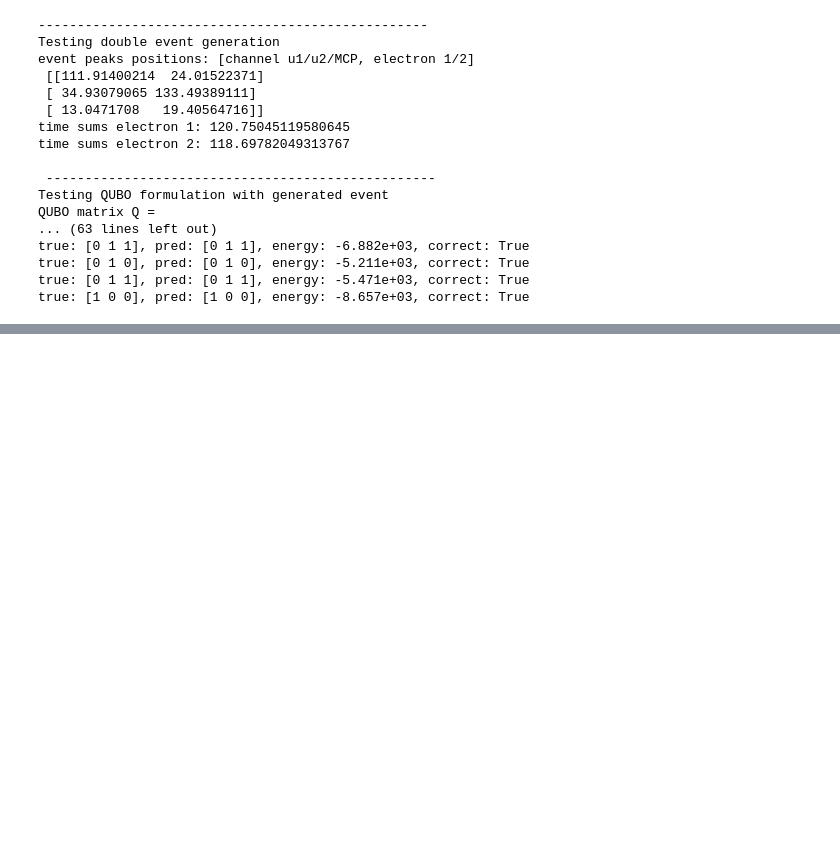
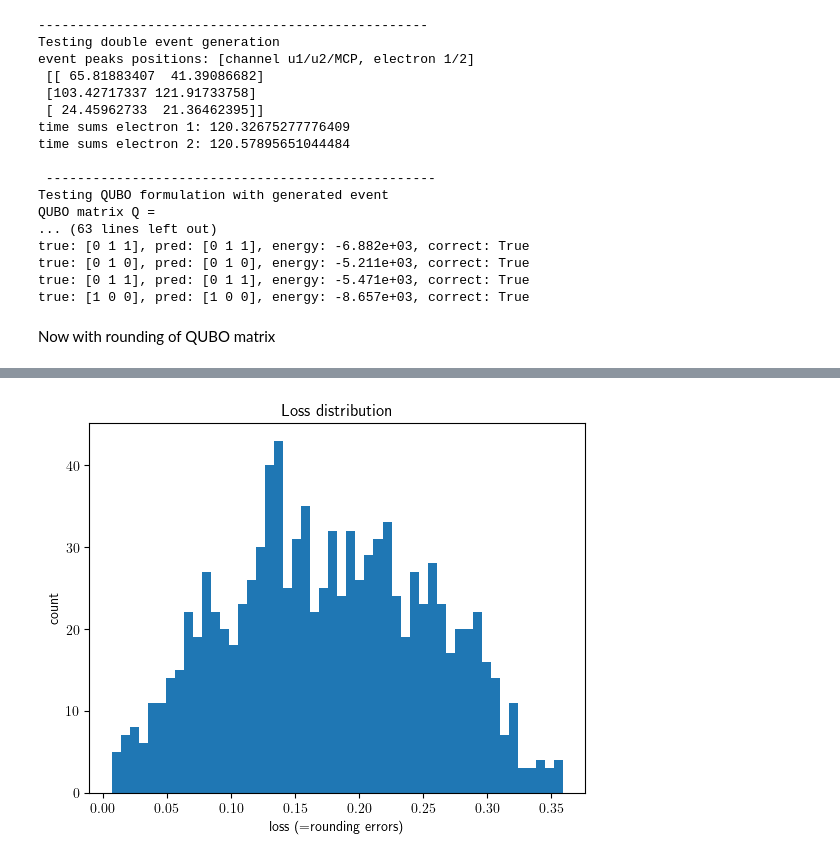
Before and after one commit to BoGGoG/PulserLearn, a Jupyter notebook: DLD/DLD_Matcher.ipynb, the cells around one changed output, grey strips where cells are left out. Drawn from its saved outputs; the diff is of its cells as text; code cells hidden in the pictures; blank space fills up the shorter version.

Commit message:
DLD Peaks Matcher QUBO

```diff
--- a/DLD/DLD_Matcher.ipynb
+++ b/DLD/DLD_Matcher.ipynb
@@ -52,7 +52,7 @@ def check_correct(y, ypred):
 
 
 if __name__ == "__main__":
-    g = np.random.default_rng(42)
+    g = np.random.default_rng(44)
     time_sum = 120.0
 
     print("-" * 50, "\nTesting double event generation")
@@ -89,11 +89,11 @@ if __name__ == "__main__":
 --------------------------------------------------
 Testing double event generation
 event peaks positions: [channel u1/u2/MCP, electron 1/2]
- [[111.91400214  24.01522371]
- [ 34.93079065 133.49389111]
- [ 13.0471708   19.40564716]]
-time sums electron 1: 120.75045119580645
-time sums electron 2: 118.69782049313767
+ [[ 65.81883407  41.39086682]
+ [103.42717337 121.91733758]
+ [ 24.45962733  21.36462395]]
+time sums electron 1: 120.32675277776409
+time sums electron 2: 120.57895651044484
 
  --------------------------------------------------
 Testing QUBO formulation with generated event
@@ -103,3 +103,5 @@ true: [0 1 1], pred: [0 1 1], energy: -6.882e+03, correct: True
 true: [0 1 0], pred: [0 1 0], energy: -5.211e+03, correct: True
 true: [0 1 1], pred: [0 1 1], energy: -5.471e+03, correct: True
 true: [1 0 0], pred: [1 0 0], energy: -8.657e+03, correct: True
+# %% [markdown]
+Now with rounding of QUBO matrix
@@ -105,0 +119,30 @@ true: [1 0 0], pred: [1 0 0], energy: -8.657e+03, correct: True
+# %%
+g = np.random.default_rng(42)
+time_sum = 120.0
+n = 1000
+max_abs_value = 50
+
+losses = []
+for i in tqdm(range(n)):
+    e12 = generate_double_u1_u2_MCP(
+        time_sum=time_sum,
+        bin_max=255,
+        binsize=0.8,
+        noise_std=1.0,
+        g=g,
+    )
+    Q = get_QUBO_matrix(e12[0], e12[1], e12[2], time_sum)
+    scaled_Q, scale, props = scale_and_round_qubo(
+        Q, max_abs_value=max_abs_value, max_scale_multiplier=500
+    )
+    # matprint(scaled_Q)
+    losses.append(props["loss"])
+
+mean_loss = np.mean(losses)
+print(f"mean loss: {mean_loss}")
+plt.hist(losses, bins=50)
+plt.ylabel("count")
+plt.xlabel("loss (=rounding errors)")
+plt.title("Loss distribution")
+plt.show()
+# %% [output]
@@ -105,0 +150 @@ true: [1 0 0], pred: [1 0 0], energy: -8.657e+03, correct: True
+[figure, added]
```
Also changed, not shown: parts of 6 cells of this notebook, 5 other files.
